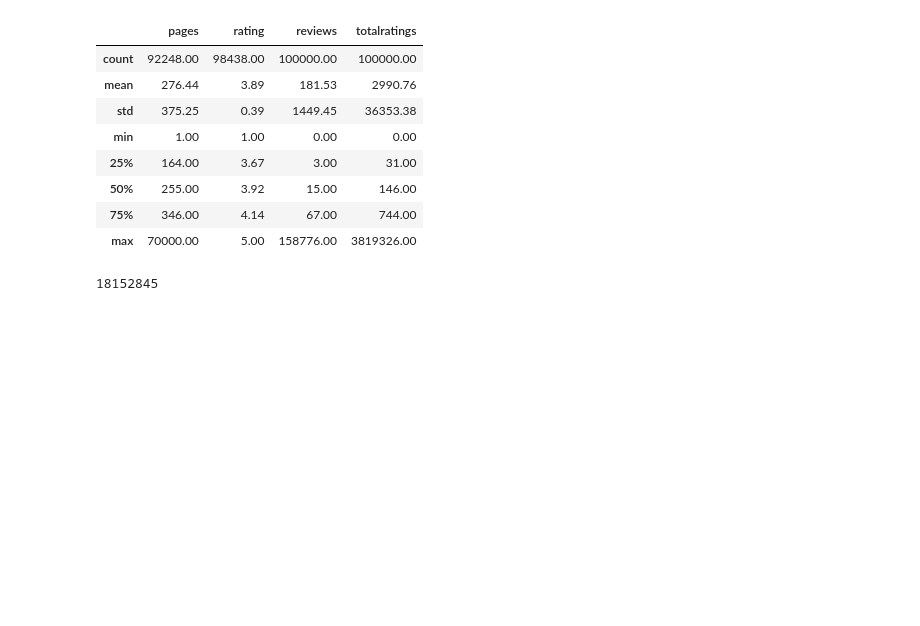
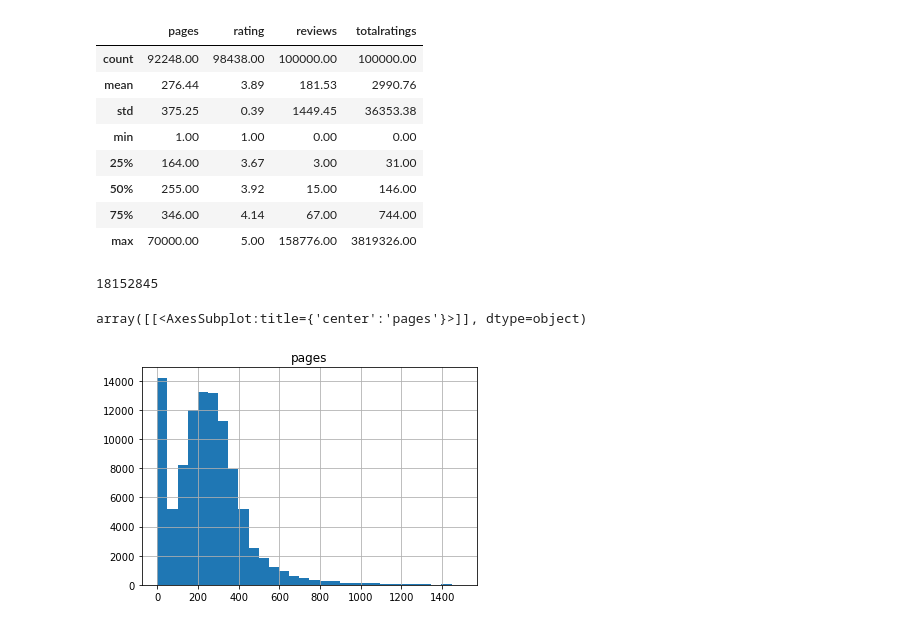
Before and after one commit to RitaPeixoto/FEUP-PRI, a Jupyter notebook: descriptive_analysis.ipynb, the cells around one changed output. Drawn from its saved outputs; the diff is of its cells as text; code cells hidden in the pictures; blank space fills up the shorter version.

```diff
--- a/descriptive_analysis.ipynb
+++ b/descriptive_analysis.ipynb
@@ -329,3 +330,8 @@ for i in df.itertuples():
 sum
 # %% [output]
 18152845
+# %%
+df.loc[df['pages'] < 1500].hist(column="pages", bins=30)
+# %% [output]
+array([[<AxesSubplot:title={'center':'pages'}>]], dtype=object)
+[figure, added]
```
Also changed, not shown: parts of 3 cells of this notebook, 10 other files.
